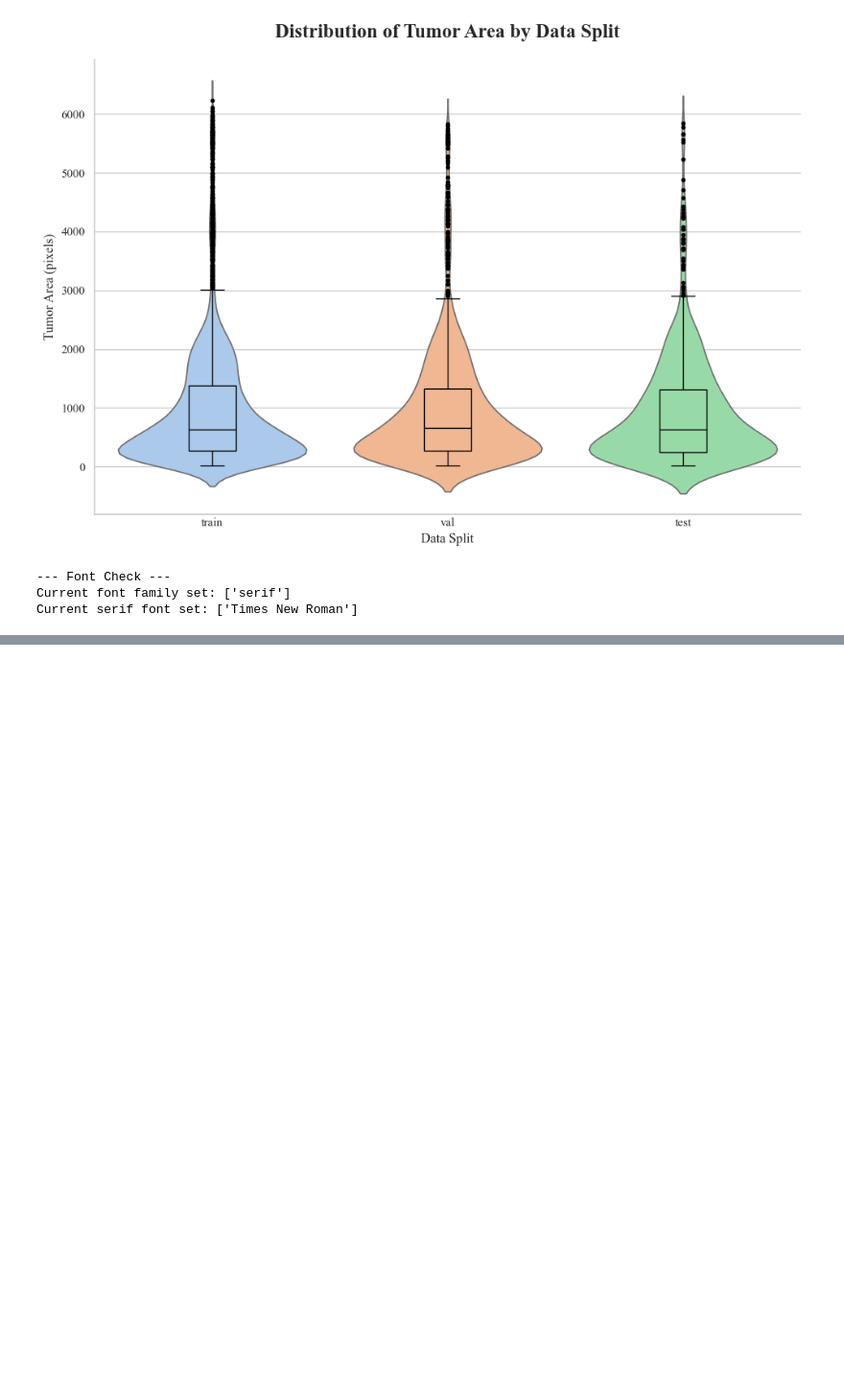
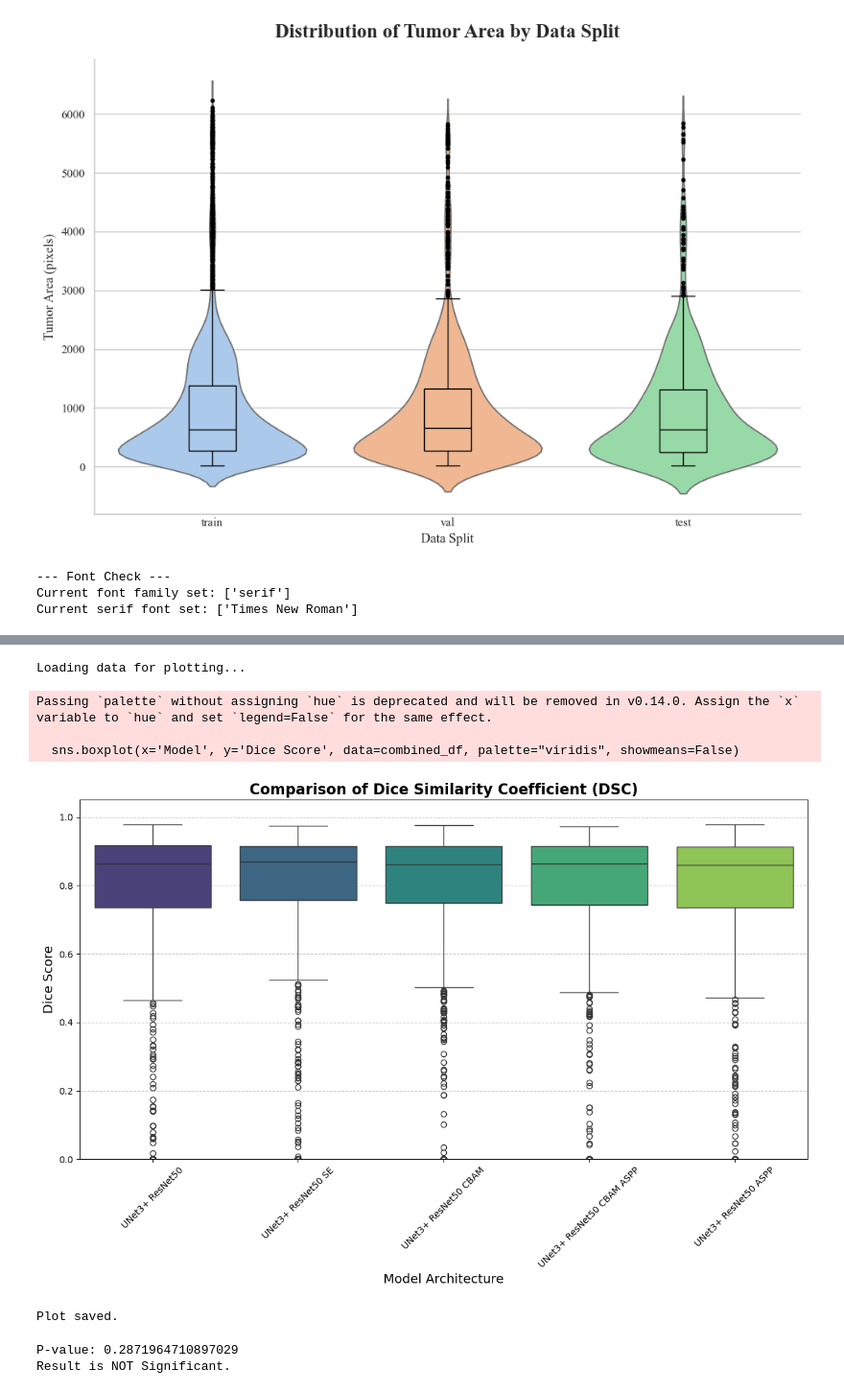
Before and after one commit to VA0211/cect_seg_unet, a Jupyter notebook: plot_log.ipynb, the cells around one changed output, grey strips where cells are left out. Shown at 96% size. Saved outputs shown, nothing was run; the diff lists cells and outputs as text; code cells hidden in the pictures; blank space fills up the shorter version.

Commit message:
test sts net

```diff
--- a/plot_log.ipynb
+++ b/plot_log.ipynb
@@ -293,0 +367,76 @@ Current serif font set: ['Times New Roman']
+# %%
+import seaborn as sns
+import matplotlib.pyplot as plt
+
+data_frames = []
+
+print("Loading data for plotting...")
+
+for filename, display_name in file_list.items():
+    if not os.path.exists(filename):
+        print(f"File not found: {filename}")
+        continue
+
+    df = pd.read_csv(filename)
+
+    if 'Dice' in df.columns:
+        # Create a temp DF with the Display Name
+        temp_df = pd.DataFrame({
+            'Dice Score': df['Dice'],
+            'Model': display_name
+        })
+        data_frames.append(temp_df)
+
+# 2. Plotting
+if len(data_frames) > 0:
+    combined_df = pd.concat(data_frames, ignore_index=True)
+
+    plt.figure(figsize=(12, 8))
+
+    # Create Box Plot
+    sns.boxplot(x='Model', y='Dice Score', data=combined_df, palette="viridis", showmeans=False)
+
+    # Styling
+    plt.title('Comparison of Dice Similarity Coefficient (DSC)', fontsize=16, fontweight='bold')
+    plt.ylabel('Dice Score', fontsize=14)
+    plt.xlabel('Model Architecture', fontsize=14)
+
+    # Rotate labels 45 degrees so long names don't overlap
+    plt.xticks(rotation=45)
+    plt.grid(axis='y', linestyle='--', alpha=0.7)
+    plt.ylim(0, 1.05)
+
+    plt.tight_layout()
+    plt.savefig('dice_score_boxplot_mapped.png', dpi=300)
+    plt.show()
+    print("Plot saved.")
+else:
+    print("No data found to plot.")
+# %% [output]
+Loading data for plotting...
+Passing `palette` without assigning `hue` is deprecated and will be removed in v0.14.0. Assign the `x` variable to `hue` and set `legend=False` for the same effect.
+
+  sns.boxplot(x='Model', y='Dice Score', data=combined_df, palette="viridis", showmeans=False)
+[figure, added]
+Plot saved.
+# %%
+import pandas as pd
+from scipy import stats
+
+df_baseline = pd.read_csv("D:/VA/coding/project/cect/results/unet3plus_resnet_test_results.csv")
+df_best = pd.read_csv("D:/VA/coding/project/cect/results/unet3plus_resnet_attn_cbam_test_results.csv")
+
+dice_baseline = df_baseline['Dice']
+dice_best = df_best['Dice']
+
+stat, p_value = stats.wilcoxon(dice_baseline, dice_best)
+
+print(f"P-value: {p_value}")
+
+if p_value < 0.05:
+    print("Result is Statistically Significant!")
+else:
+    print("Result is NOT Significant.")
+# %% [output]
+P-value: 0.2871964710897029
+Result is NOT Significant.
```
Also changed, not shown: parts of 5 cells of this notebook, 9 other files.
